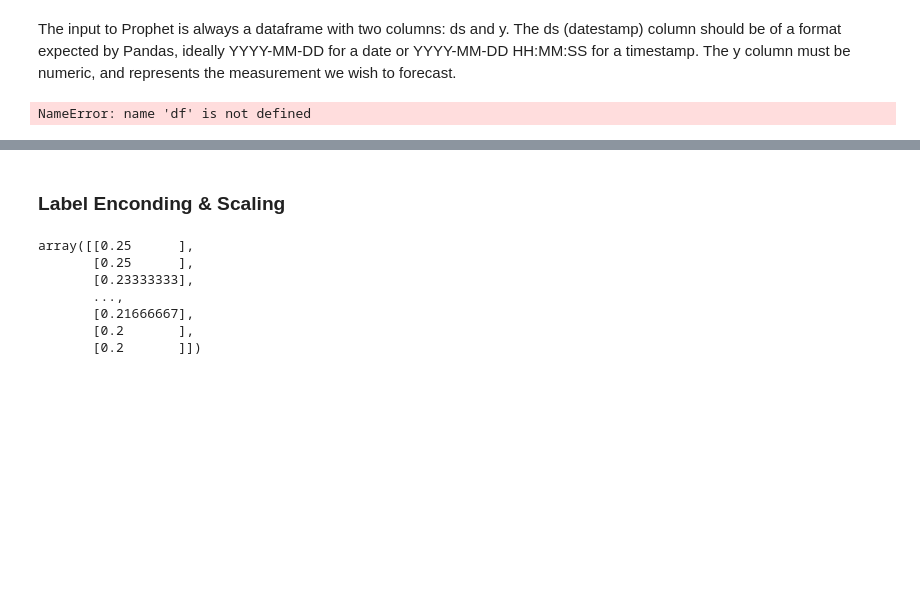
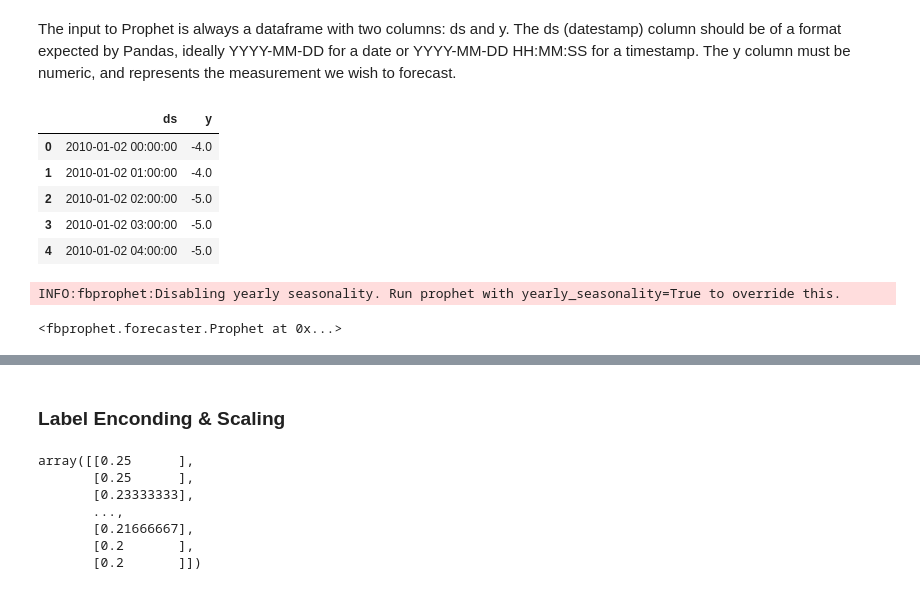
Before and after one commit to gentrexha/energy_efficient_ds, a Jupyter notebook: Assignment P3/notebooks/Assignment_P3_Pollution_Prophet.ipynb, the cells around one changed output, grey strips where cells are left out. Drawn from its saved outputs; the diff is of its cells as text; code cells hidden in the pictures; blank space fills up the shorter version.

```diff
--- a/Assignment P3/notebooks/Assignment_P3_Pollution_Prophet.ipynb
+++ b/Assignment P3/notebooks/Assignment_P3_Pollution_Prophet.ipynb
@@ -152,6 +152,21 @@ ERROR:fbprophet:Importing plotly failed. Interactive plots will not work.
 # %% [markdown]
 The input to Prophet is always a dataframe with two columns: ds and y. The ds (datestamp) column should be of a format expected by Pandas, ideally YYYY-MM-DD for a date or YYYY-MM-DD HH:MM:SS for a timestamp. The y column must be numeric, and represents the measurement we wish to forecast.
-# %%
-df.head()
-# %% [output]
-NameError: name 'df' is not defined
+# %%
+# Prepare df for prophet
+df_gap.reset_index(level=0, inplace=True)
+df_gap = df_gap.rename(index=str, columns={"index": "date"})
+df_gap = df_gap.rename(index=str, columns={"date": "ds", "temp": "y"})
+df_gap.head()
+# %% [output]
+|  | ds | y |
+| 0 | 2010-01-02 00:00:00 | -4.0 |
+| 1 | 2010-01-02 01:00:00 | -4.0 |
+| 2 | 2010-01-02 02:00:00 | -5.0 |
+| 3 | 2010-01-02 03:00:00 | -5.0 |
+| 4 | 2010-01-02 04:00:00 | -5.0 |
+# %%
+m = Prophet()
+m.fit(df_gap)
+# %% [output]
+INFO:fbprophet:Disabling yearly seasonality. Run prophet with yearly_seasonality=True to override this.
+<fbprophet.forecaster.Prophet at 0x...>
```
Also changed, not shown: parts of 7 cells of this notebook.
